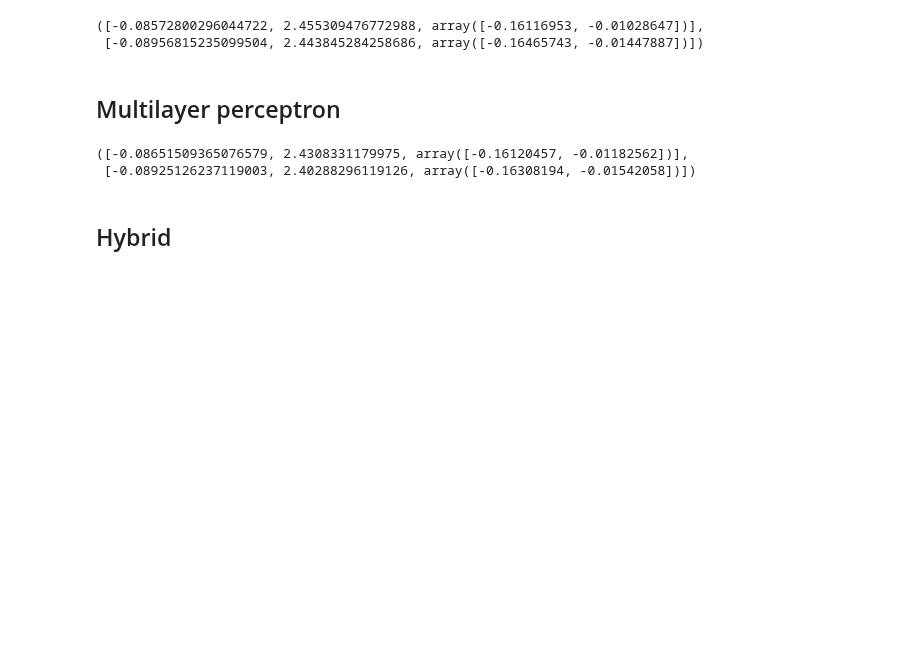
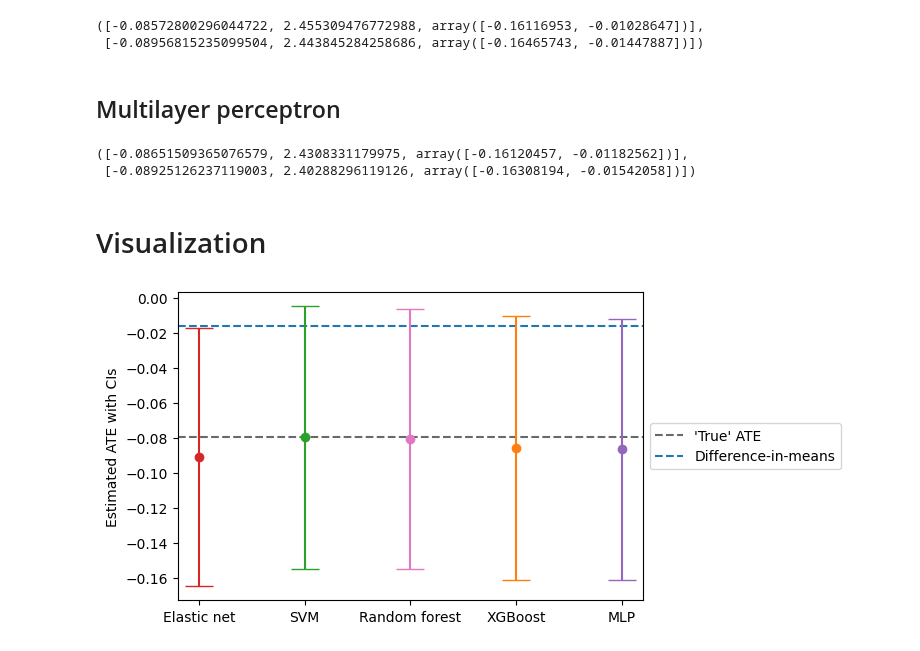
Before and after one commit to zijianwang2000/MA_CausalML, a Jupyter notebook: Real dataset/Re-employment bonus/reemployment_bonus_analysis.ipynb, the cells around one changed output. Cells and saved outputs as stored; diff of their text form; code cells hidden in the pictures; blank space fills up the shorter version.

Commit message:
Plots

```diff
--- a/Real dataset/Re-employment bonus/reemployment_bonus_analysis.ipynb
+++ b/Real dataset/Re-employment bonus/reemployment_bonus_analysis.ipynb
@@ -387,7 +392,8 @@ def get_rf_models(rf_params_dict):
     return model_g, model_m
 # %%
 rf_model_g, rf_model_m = get_rf_models(opt_params['rf'])
-dml_algorithm.dml_ate_att(y_data, d_data, x_data, rf_model_g, rf_model_m, m_bounds=(0.01, 0.99))
+results['Random forest'] = dml_algorithm.dml_ate_att(y_data, d_data, x_data, rf_model_g, rf_model_m, m_bounds=(0.01, 0.99))
+results['Random forest']
 # %% [output]
 ([-0.08061395656334512, 2.4126473694201622, array([-0.15474466, -0.00648326])],
  [-0.08426692809796789, 2.399494401014703, array([-0.15799349, -0.01054037])])
@@ -405,7 +411,8 @@ def get_xgb_models(xgb_params_dict):
     return model_g, model_m
 # %%
 xgb_model_g, xgb_model_m = get_xgb_models(opt_params['xgb'])
-dml_algorithm.dml_ate_att(y_data, d_data, x_data, xgb_model_g, xgb_model_m, m_bounds=(0.01, 0.99))
+results['XGBoost'] = dml_algorithm.dml_ate_att(y_data, d_data, x_data, xgb_model_g, xgb_model_m, m_bounds=(0.01, 0.99))
+results['XGBoost']
 # %% [output]
 ([-0.08572800296044722, 2.455309476772988, array([-0.16116953, -0.01028647])],
  [-0.08956815235099504, 2.443845284258686, array([-0.16465743, -0.01447887])])
@@ -423,9 +430,28 @@ def get_mlp_models(mlp_params_dict):
     return model_g, model_m
 # %%
 mlp_model_g, mlp_model_m = get_mlp_models(opt_params['mlp'])
-dml_algorithm.dml_ate_att(y_data, d_data, x_data_stand, mlp_model_g, mlp_model_m, m_bounds=(0.01, 0.99))
+results['MLP'] = dml_algorithm.dml_ate_att(y_data, d_data, x_data_stand, mlp_model_g, mlp_model_m, m_bounds=(0.01, 0.99))
+results['MLP']
 # %% [output]
 ([-0.08651509365076579, 2.4308331179975, array([-0.16120457, -0.01182562])],
  [-0.08925126237119003, 2.40288296119126, array([-0.16308194, -0.01542058])])
-# %% [markdown]
-## Hybrid
+# %% [markdown]
+# Visualization
+# %%
+colors = ['tab:red', 'tab:green', 'tab:pink', 'tab:orange', 'tab:purple']
+# %%
+plt.figure(figsize=(6, 4))
+
+plt.axhline(y=ate, color='dimgrey', linestyle='--', label="'True' ATE")
+plt.axhline(y=dm, color='tab:blue', linestyle='--', label='Difference-in-means')
+
+for i, (ml_name, result) in enumerate(results.items()):
+    plt.errorbar(ml_name, result[0][0], yerr=result[0][2][1]-result[0][0], fmt='o', capsize=10, color=colors[i])
+
+plt.ylabel('Estimated ATE with CIs')
+plt.legend(loc='center left', bbox_to_anchor=(1, 0.5))
+
+for fmt in ['png', 'pdf']:
+    plt.savefig(f'reemployment_ate.{fmt}', dpi=300, bbox_inches='tight')
+# %% [output]
+[figure, added]
```
Also changed, not shown: parts of 8 cells of this notebook, 4 other files.
